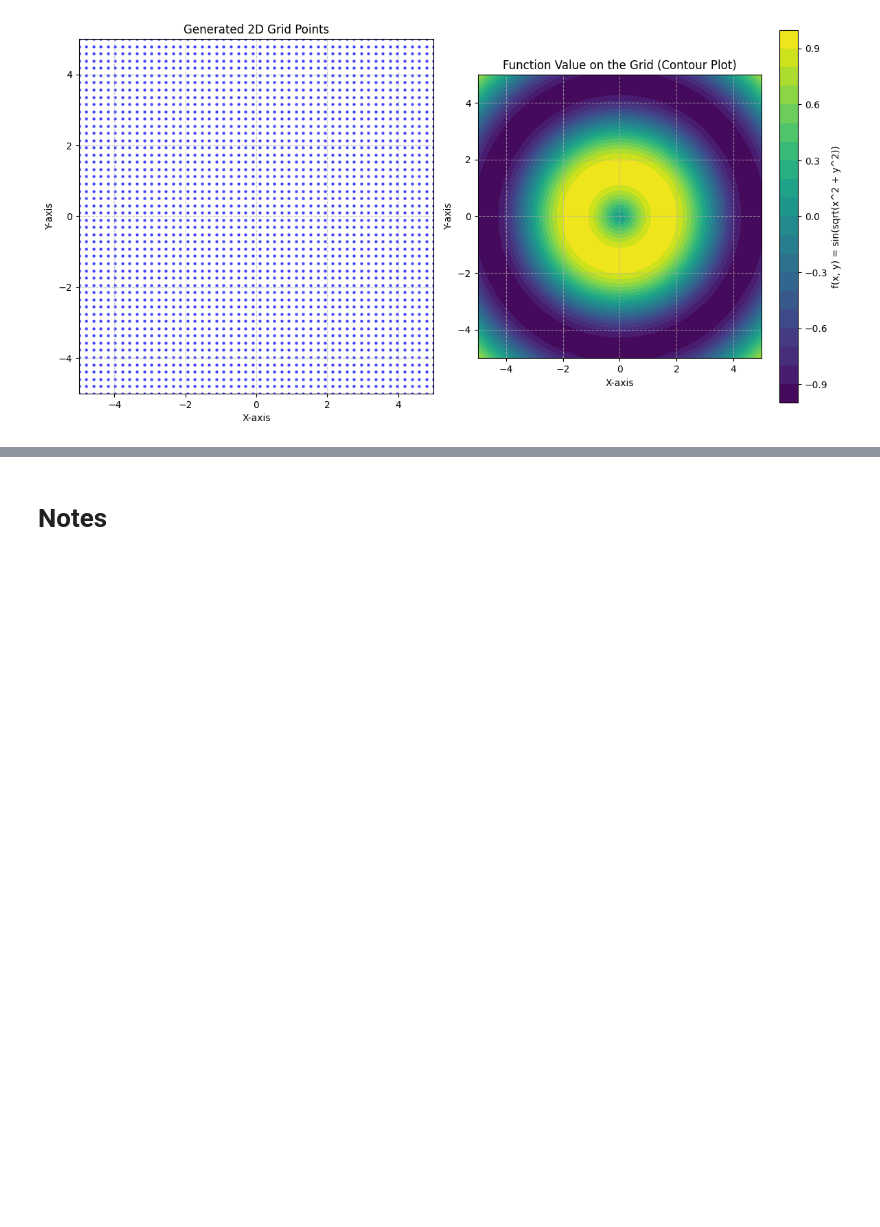
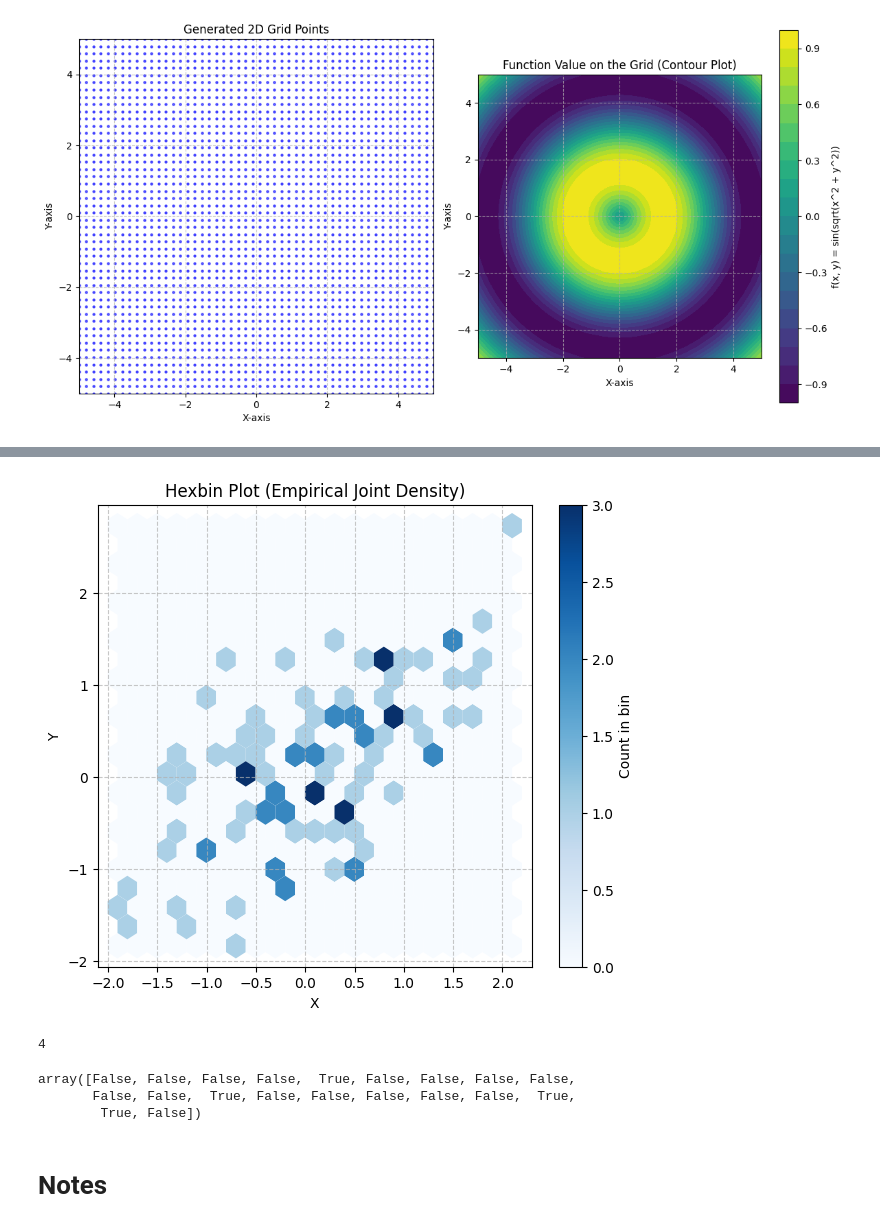
Before and after one commit to ModelEngineering/autoencodersb, a Jupyter notebook: notebooks/Information_Plane_with_GMM_based_MI_Estimation.ipynb, the cells around one changed output, grey strips where cells are left out. Saved outputs shown, nothing was run; the diff lists cells and outputs as text; code cells hidden in the pictures; blank space fills up the shorter version.

```diff
--- a/notebooks/Information_Plane_with_GMM_based_MI_Estimation.ipynb
+++ b/notebooks/Information_Plane_with_GMM_based_MI_Estimation.ipynb
@@ -983,3 +1048,39 @@ Top-left 5x5 corner of X_grid:
+# %%
+import matplotlib.pyplot as plt
+import numpy as np
+
+# Using the same data_2d from above
+# plt.figure(figsize=(7, 6))
+# plt.scatter(X, Y, alpha=0.5)
+# plt.title('Scatter Plot of Multivariate Data')
+# plt.xlabel('X')
+# plt.ylabel('Y')
+# plt.grid(True, linestyle='--', alpha=0.7)
+# plt.show()
+
+# Hexbin plot for density
+plt.figure(figsize=(7, 6))
+result = plt.hexbin(X, Y, gridsize=20, cmap='Blues', edgecolors='none')
+plt.colorbar(label='Count in bin')
+plt.title('Hexbin Plot (Empirical Joint Density)')
+plt.xlabel('X')
+plt.ylabel('Y')
+plt.grid(True, linestyle='--', alpha=0.7)
+plt.show()
+# %% [output]
+[figure, added]
+# %%
+variate = np.array([1, 2, 3, 4])
+sample_arr = np.random.normal(2, 3, (20, 4))
+result = sample_arr <= variate
+ind_arr = np.sum(result, 1) == 4
+print(sum(ind_arr))
+ind_arr
+# %% [output]
+4
+array([False, False, False, False,  True, False, False, False, False,
+       False, False,  True, False, False, False, False, False,  True,
+        True, False])
 # %% [markdown]
 # Notes
 # %% [markdown]
```
Also changed, not shown: parts of 2 cells of this notebook, 5 other files.
